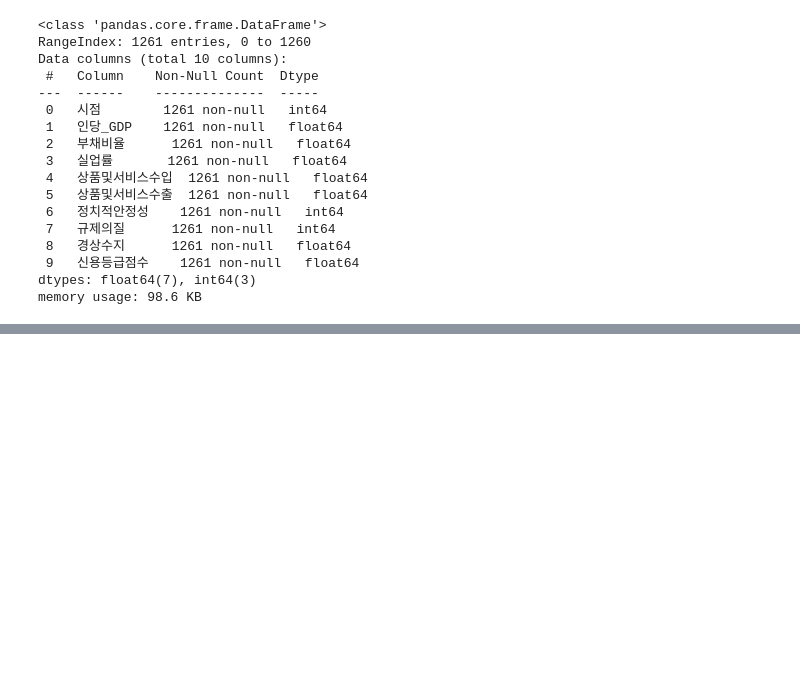
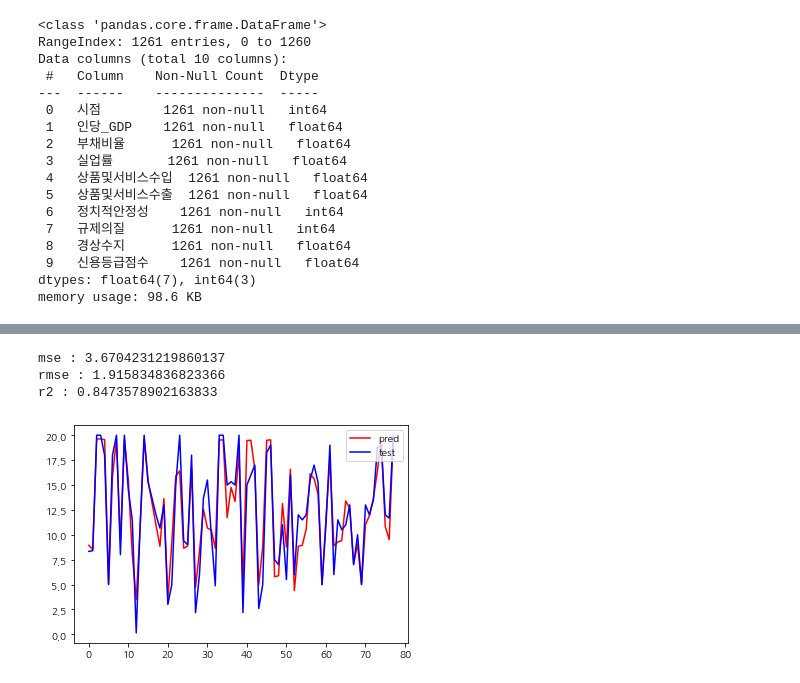
Before and after one commit to YJ-97/Project1, a Jupyter notebook: 회귀/RandomForestRegressor.ipynb, the cells around one changed output, grey strips where cells are left out. Saved outputs shown, nothing was run; the diff lists cells and outputs as text; code cells hidden in the pictures; blank space fills up the shorter version.

```diff
--- a/회귀/RandomForestRegressor.ipynb
+++ b/회귀/RandomForestRegressor.ipynb
@@ -35,3 +35,6 @@ Data columns (total 10 columns):
  9   신용등급점수    1261 non-null   float64
 dtypes: float64(7), int64(3)
 memory usage: 98.6 KB
+# %%
+data_2020 = datasets[datasets['시점']==2020]
+data_2020
@@ -65,0 +104,17 @@ r2 : 0.8785432569153973
+# %%
+pred = rf.predict(data_2020.iloc[:,:9])
+mse = mean_squared_error(pred, data_2020.iloc[:,9])
+rmse = np.sqrt(mse)
+r2 = r2_score(pred, data_2020.iloc[:,9])
+print(f'mse : {mse} \nrmse : {rmse} \nr2 : {r2}')
+# %% [output]
+mse : 3.6704231219860137
+rmse : 1.915834836823366
+r2 : 0.8473578902163833
+# %%
+plt.plot(pred, label='pred', c='red')
+plt.plot(data_2020.iloc[:,9].values, label='test', c='blue')
+plt.legend(loc='upper right')
+plt.show()
+# %% [output]
+[figure, added]
```
Also changed, not shown: parts of 9 cells of this notebook.
